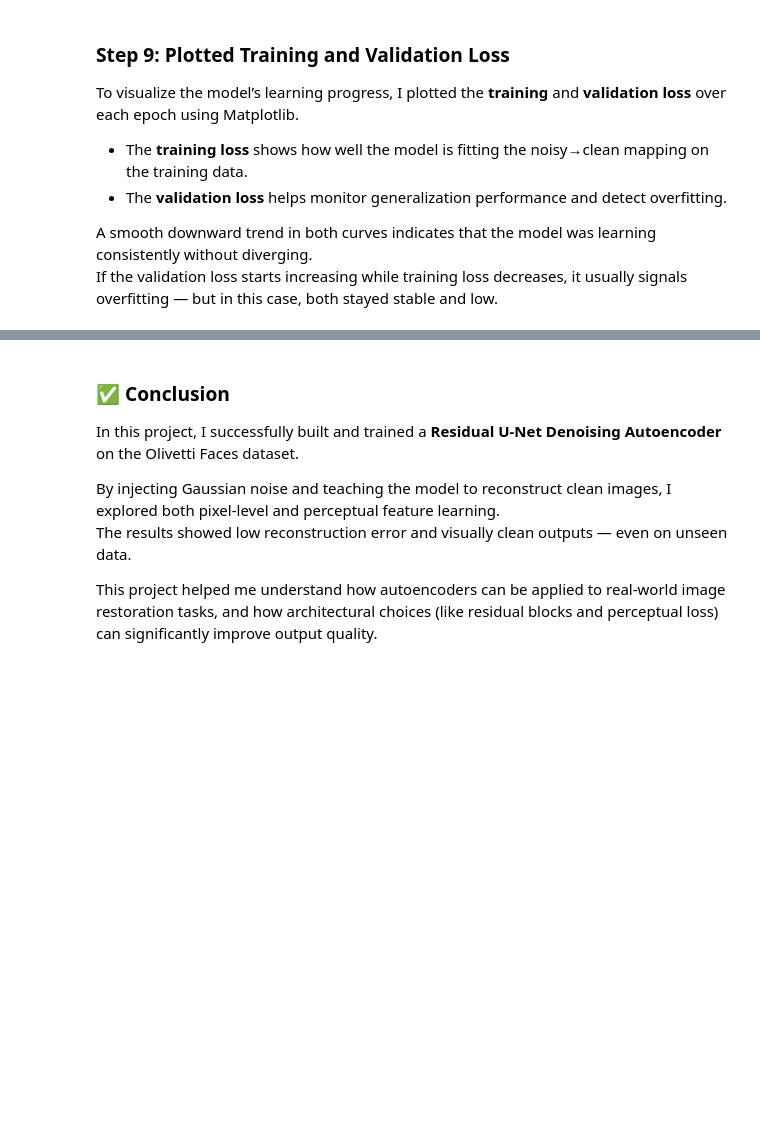
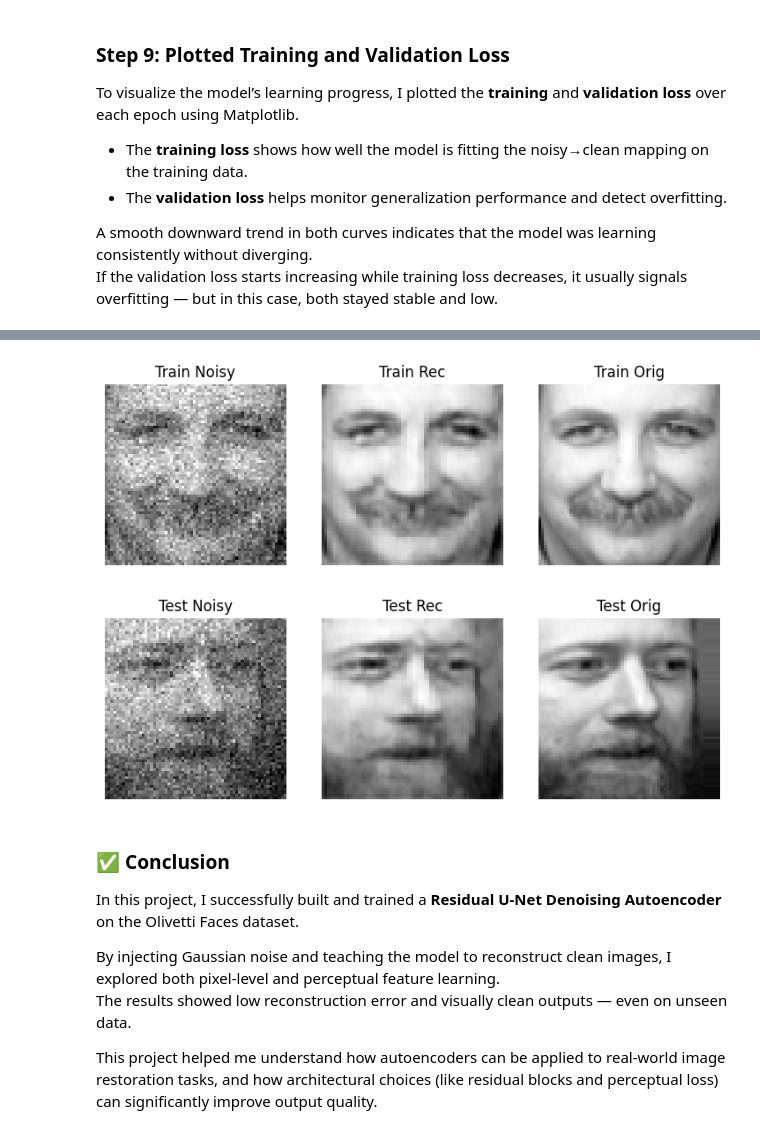
Before and after one commit to isana25/denoise, a Jupyter notebook: Denoising_Autoencoder.ipynb, the cells around one changed output, grey strips where cells are left out. Saved outputs shown, nothing was run; the diff lists cells and outputs as text; code cells hidden in the pictures; blank space fills up the shorter version.

```diff
--- a/Denoising_Autoencoder.ipynb
+++ b/Denoising_Autoencoder.ipynb
@@ -370,3 +365,25 @@ From the visual results, I could clearly observe that the model successfully rem
+# %%
+import random
+
+def show_triplet(orig, noisy, rec, title_prefix=""):
+    plt.figure(figsize=(9,3))
+    for i, img in enumerate([noisy, rec, orig]):
+        plt.subplot(1,3,i+1)
+        plt.imshow(img.squeeze(), cmap="gray")
+        plt.axis("off")
+        plt.title(f"{title_prefix} " + ["Noisy","Rec","Orig"][i])
+    plt.show()
+
+# random train example
+i = random.randrange(len(x_train_clean))
+show_triplet(x_train_clean[i], x_train_noisy[i], train_rec[i], title_prefix="Train")
+
+# random test example
+j = random.randrange(len(x_test_clean))
+show_triplet(x_test_clean[j],  x_test_noisy[j],  test_rec[j],  title_prefix="Test")
+# %% [output]
+[figure, added]
+[figure, added]
 # %% [markdown]
 ### ✅ Conclusion
 
```
Also changed, not shown: parts of 8 cells of this notebook.
